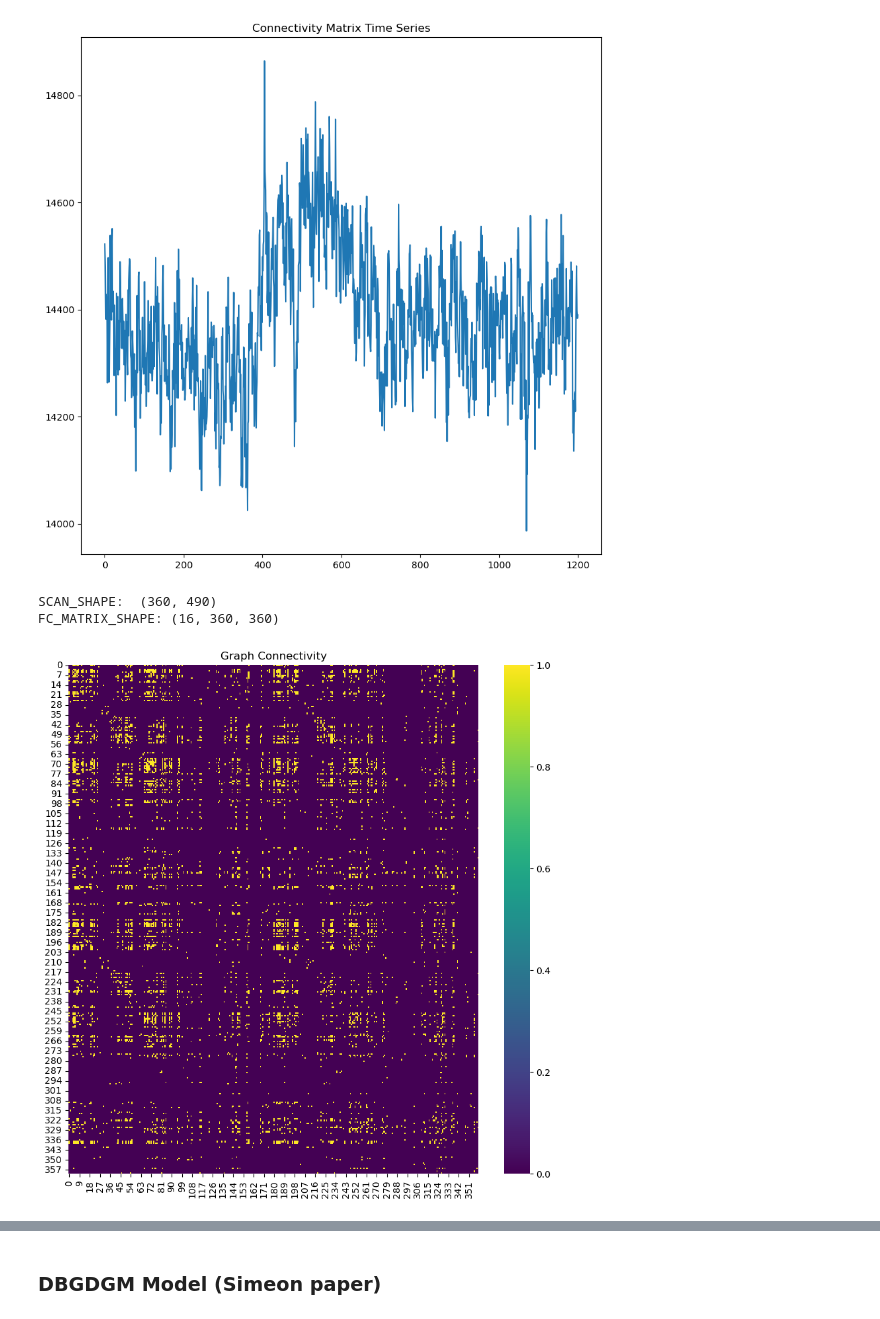
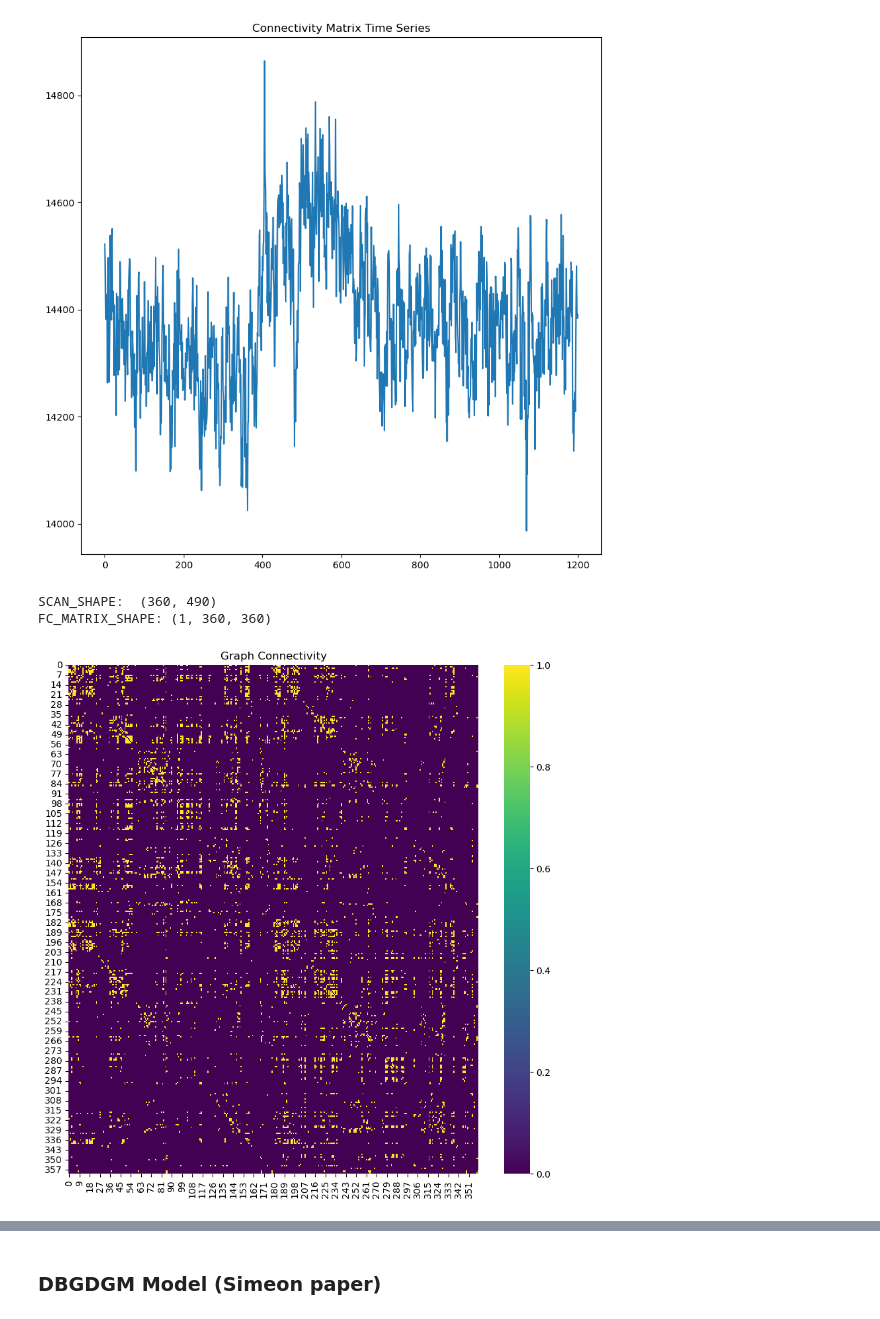
Before and after one commit to mattciff5/graphs-nn, a Jupyter notebook: notebooks/starting.ipynb, the cells around one changed output, grey strips where cells are left out. Saved outputs shown, nothing was run; the diff lists cells and outputs as text; code cells hidden in the pictures.

```diff
--- a/notebooks/starting.ipynb
+++ b/notebooks/starting.ipynb
@@ -66,36 +66,36 @@ def create_fc_matrices(scan, window_size=30, step_size=30):
 
     for start in range(0, n_timepoints - window_size + 1, step_size):
         window = scan[:, start:start + window_size]
         correlation_matrix = np.corrcoef(window)
         fc_matrices.append(correlation_matrix)
 
     return fc_matrices
 
 # Example of processing one scan
-fc_matrices = create_fc_matrices(scan)
+fc_matrices = create_fc_matrices(scan, 490)
 print('FC_MATRIX_SHAPE:', np.array(fc_matrices).shape)
 
 def threshold_fc_matrix(fc_matrix, percentile=5):
     """
     Threshold the FC matrix to keep only the top percentile connections.
     """
     threshold = np.percentile(fc_matrix[np.tril_indices_from(fc_matrix, k=-1)], 100 - percentile)
     graph = (fc_matrix > threshold).astype(int)
     np.fill_diagonal(graph, 0)  # remove self-edges
     return graph
 
 # Example of thresholding one FC matrix
 graphs = [threshold_fc_matrix(fc) for fc in fc_matrices]     # --> ho 16 grafi, per ogni time_window (30)
 
 # Heatmap of one graph of 16
 plt.figure(figsize=(10, 10))
 sns.heatmap(graphs[0], cmap='viridis')
 plt.title('Graph Connectivity')
 plt.show()
 # %% [output]
 SCAN_SHAPE:  (360, 490)
-FC_MATRIX_SHAPE: (16, 360, 360)
+FC_MATRIX_SHAPE: (1, 360, 360)
-[figure, old version]
+[figure, new version]
 # %%
 import networkx as nx
 
```
Also changed, not shown: parts of 5 cells of this notebook, 10 other files.
